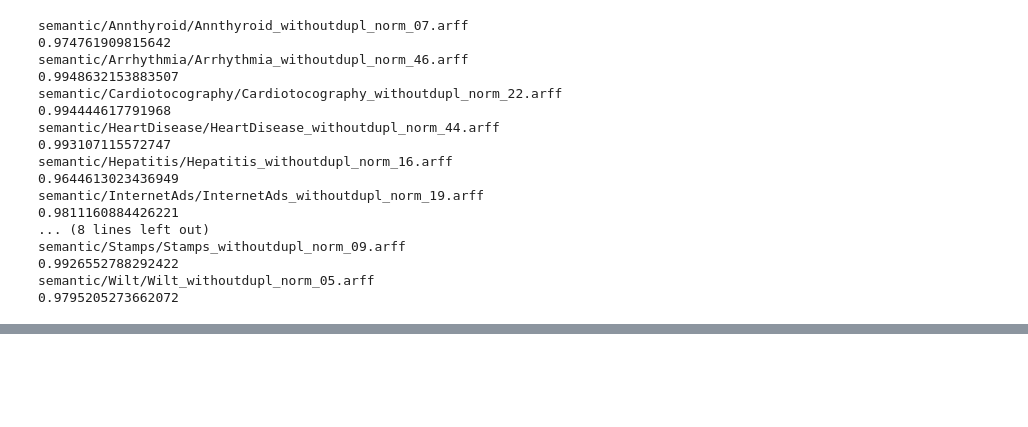
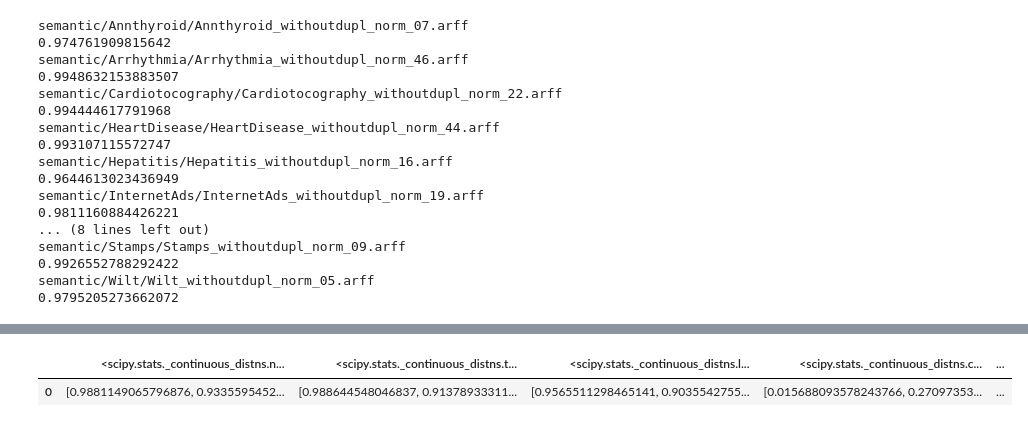
Before and after one commit to hodge-py/Outlier-Detection, a Jupyter notebook: Final_Version_All_Dist.ipynb, the cells around one changed output, grey strips where cells are left out. Saved outputs shown, nothing was run; the diff lists cells and outputs as text; code cells hidden in the pictures; blank space fills up the shorter version.

```diff
--- a/Final_Version_All_Dist.ipynb
+++ b/Final_Version_All_Dist.ipynb
@@ -436,0 +452,13 @@ df.to_csv("tLitR^2.csv")
+# %%
+dict = {}
+
+for b in distribution_values:
+    arrHolds = []
+    for m in range(len(distribution_values[b])):
+        print(literature_dataset_paths[m])
+        holder = ParametricMethod(literature_dataset_paths[m],1,distribution=b,logTrue=True)
+        rvalue = holder.probPlots(distribution_values[b][m])
+        print(pow(rvalue[0],2))
+        arrHolds += [pow(rvalue[0],2)]
+    dict[b] = arrHolds
+df = pd.DataFrame.from_dict([dict])
@@ -436,0 +483,5 @@ df.to_csv("tLitR^2.csv")
+# %%
+df.head()
+# %% [output]
+|  | <scipy.stats._continuous_distns.n... | <scipy.stats._continuous_distns.t... | <scipy.stats._continuous_distns.l... | <scipy.stats._continuous_distns.c... | ... |
+| 0 | [0.9881149065796876, 0.9335595452... | [0.988644548046837, 0.91378933311... | [0.9565511298465141, 0.9035542755... | [0.015688093578243766, 0.27097353... | ... |
```
Also changed, not shown: parts of 13 cells of this notebook, 5 other files.
